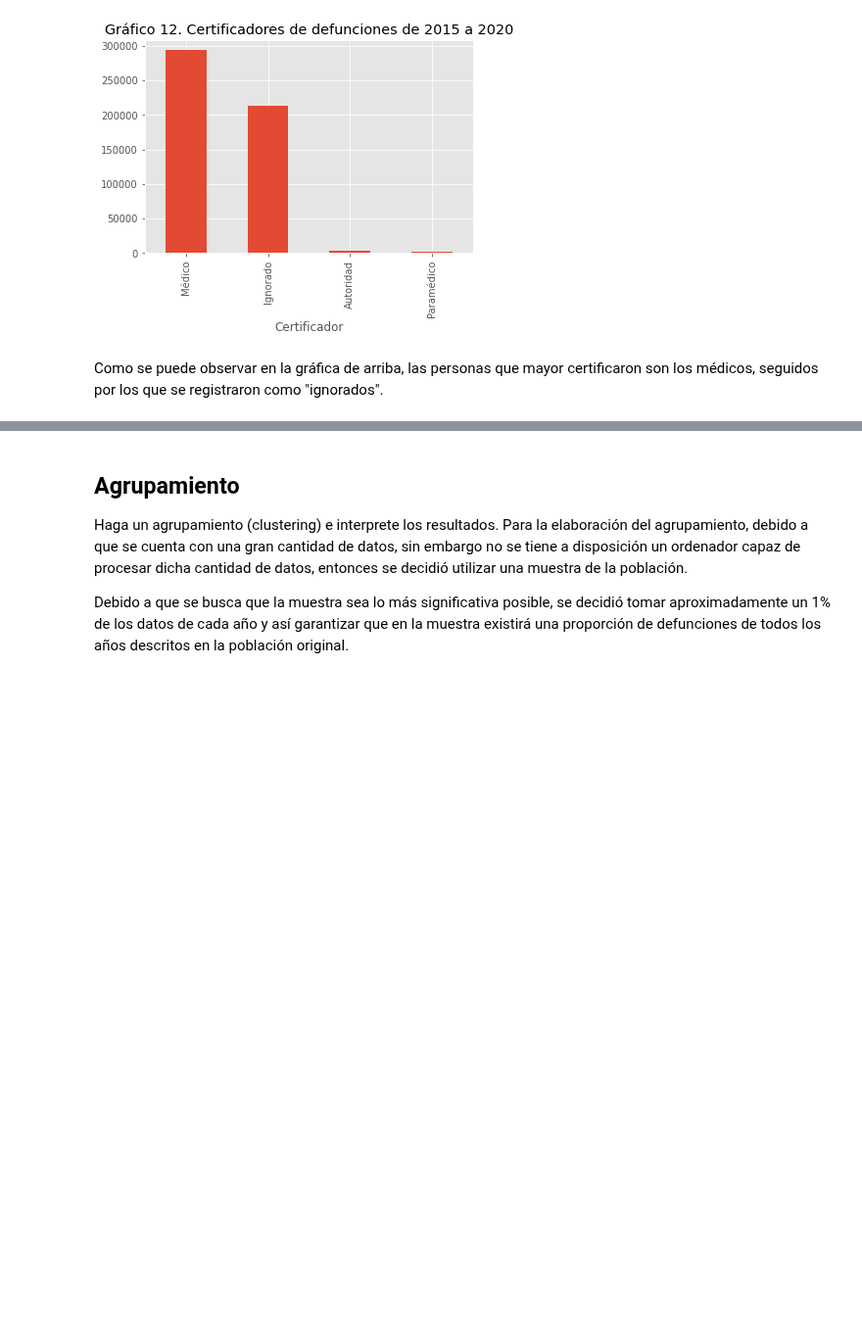
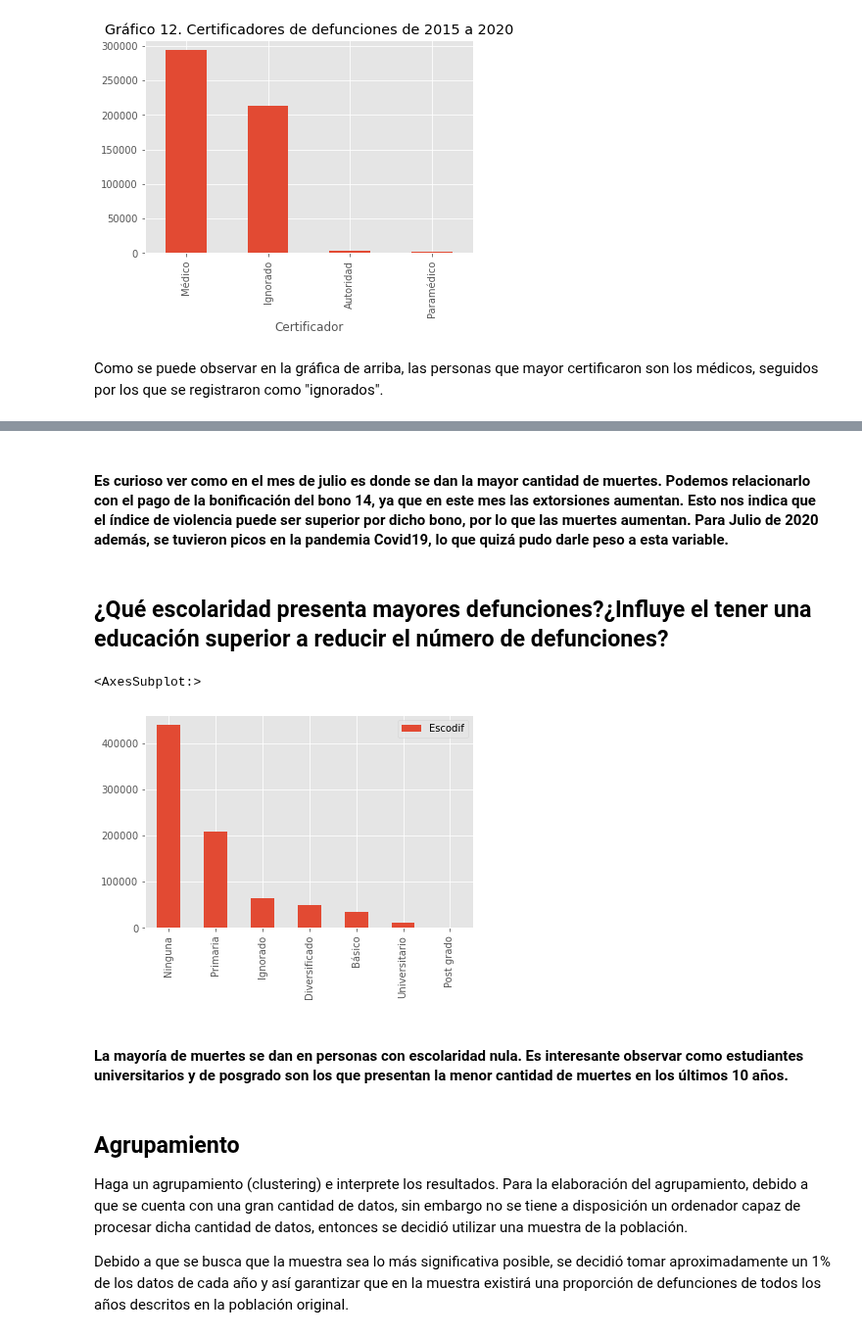
Before and after one commit to Orlando19943/Proyecto1-DM, a Jupyter notebook: project.ipynb, the cells around one changed output, grey strips where cells are left out. Shown at 98% size. Saved outputs shown, nothing was run; the diff lists cells and outputs as text; code cells hidden in the pictures; blank space fills up the shorter version.

```diff
--- a/project.ipynb
+++ b/project.ipynb
@@ -1030,3 +1104,15 @@ NameError: name 'deaths' is not defined
+# %% [markdown]
+#### Es curioso ver como en el mes de julio es donde se dan la mayor cantidad de muertes. Podemos relacionarlo con el pago de la bonificación del bono 14, ya que en este mes las extorsiones aumentan. Esto nos indica que el índice de violencia puede ser superior por dicho bono, por lo que las muertes aumentan. Para Julio de 2020 además, se tuvieron picos en la pandemia Covid19, lo que quizá pudo darle peso a esta variable.
+# %% [markdown]
+## ¿Qué escolaridad presenta mayores defunciones?¿Influye el tener una educación superior a reducir el número de defunciones?
+# %%
+esc = deaths["Escodif"].value_counts().to_frame()
+esc.plot(kind = "bar")
+# %% [output]
+<AxesSubplot:>
+[figure, added]
+# %% [markdown]
+#### La mayoría de muertes se dan en personas con escolaridad nula. Es interesante observar como estudiantes universitarios y de posgrado son los que presentan la menor cantidad de muertes en los últimos 10 años.
 # %% [markdown]
 ## Agrupamiento
 Haga un agrupamiento (clustering) e interprete los resultados.
```
Also changed, not shown: parts of 15 cells of this notebook.
